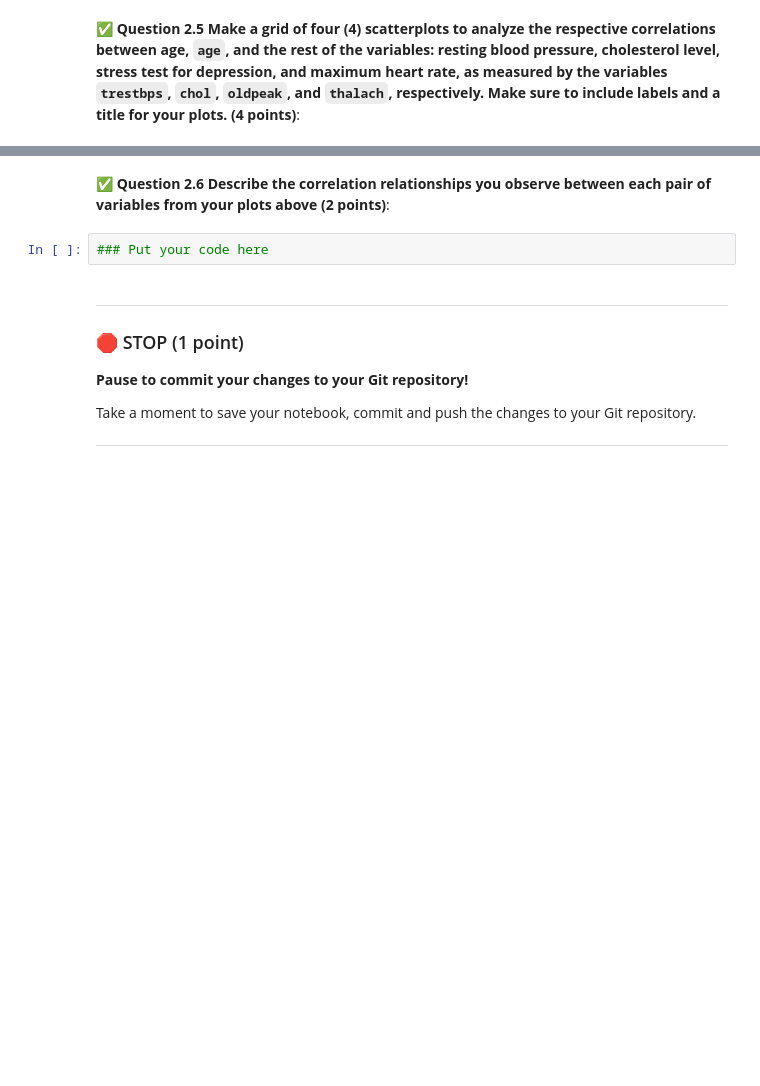
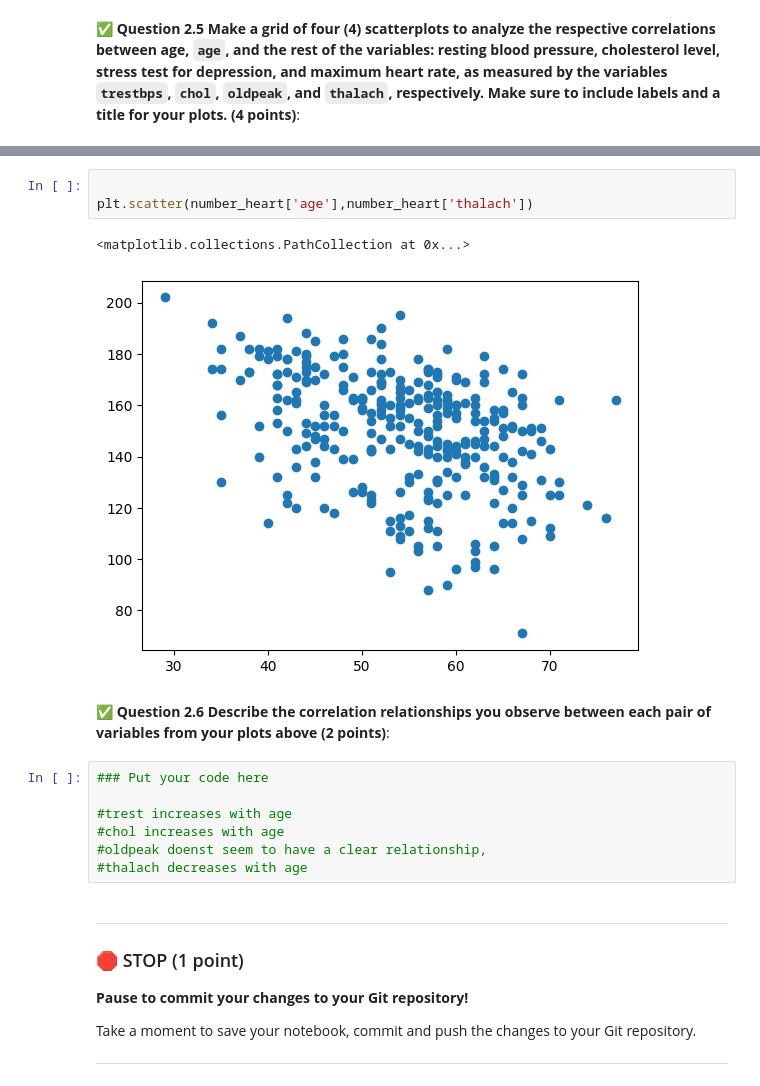
Before and after one commit to eliasel3-hub/CMSE202-f25-turnin, a Jupyter notebook: midterm/CMSE202-Midterm-Section003-STUDENT-F25.ipynb, the cells around one changed output, grey strips where cells are left out. Cells and saved outputs as stored; diff of their text form; blank space fills up the shorter version.

```diff
--- a/midterm/CMSE202-Midterm-Section003-STUDENT-F25.ipynb
+++ b/midterm/CMSE202-Midterm-Section003-STUDENT-F25.ipynb
@@ -104,7 +158,18 @@ The data set at this web link `https://raw.githubusercontent.com/NkechiC/Data-fi
+# %%
+
+plt.scatter(number_heart['age'],number_heart['thalach'])
+# %% [output]
+<matplotlib.collections.PathCollection at 0x...>
+[figure, added]
 # %% [markdown]
 &#9989; **Question 2.6 Describe the correlation relationships you observe between each pair of variables from your plots above (2 points)**:
 # %%
 ### Put your code here
+
+#trest increases with age
+#chol increases with age
+#oldpeak doenst seem to have a clear relationship,
+#thalach decreases with age
 # %% [markdown]
 ---
 ### &#128721; STOP (1 point)
```
Also changed, not shown: parts of 20 cells of this notebook, 1 other file.
